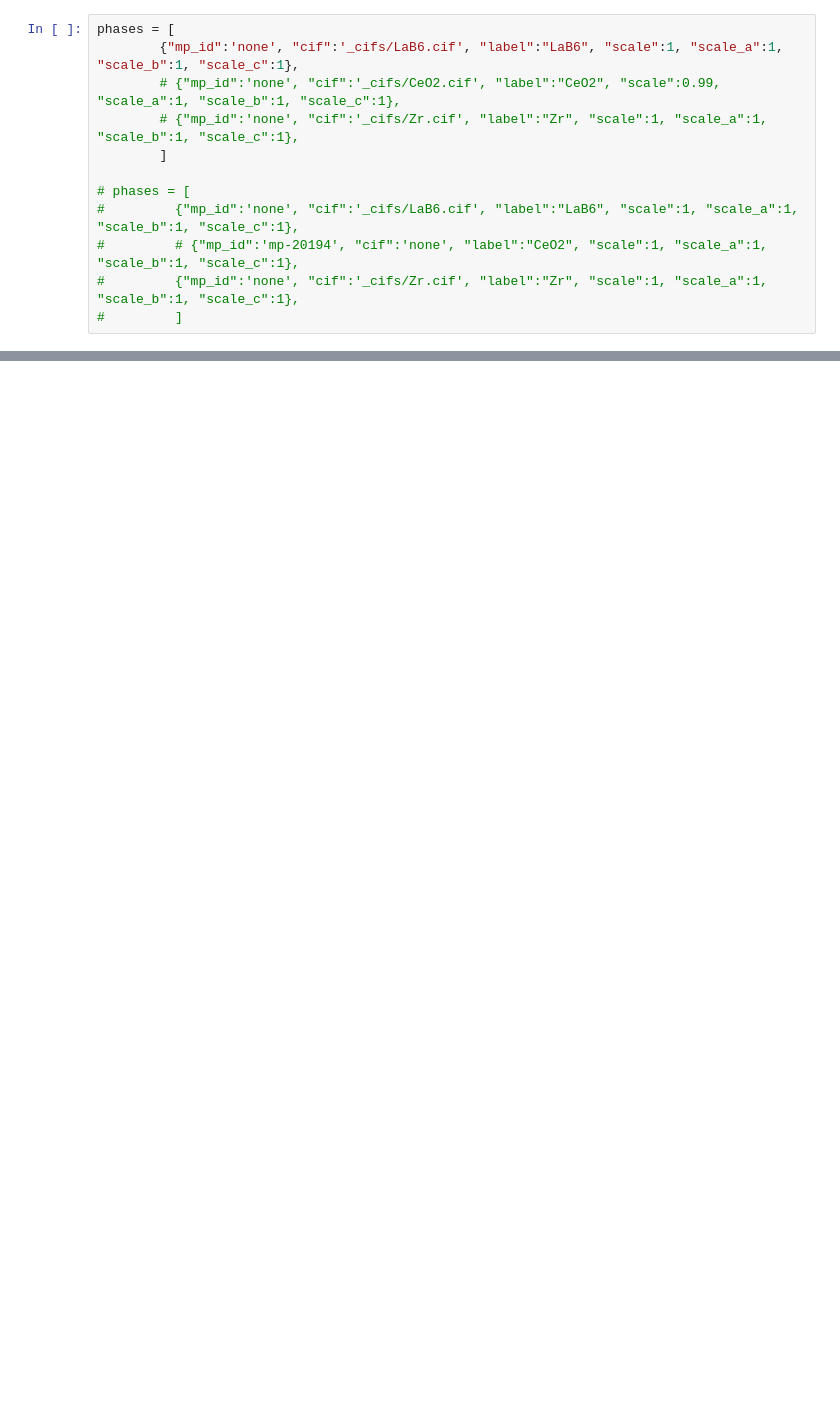
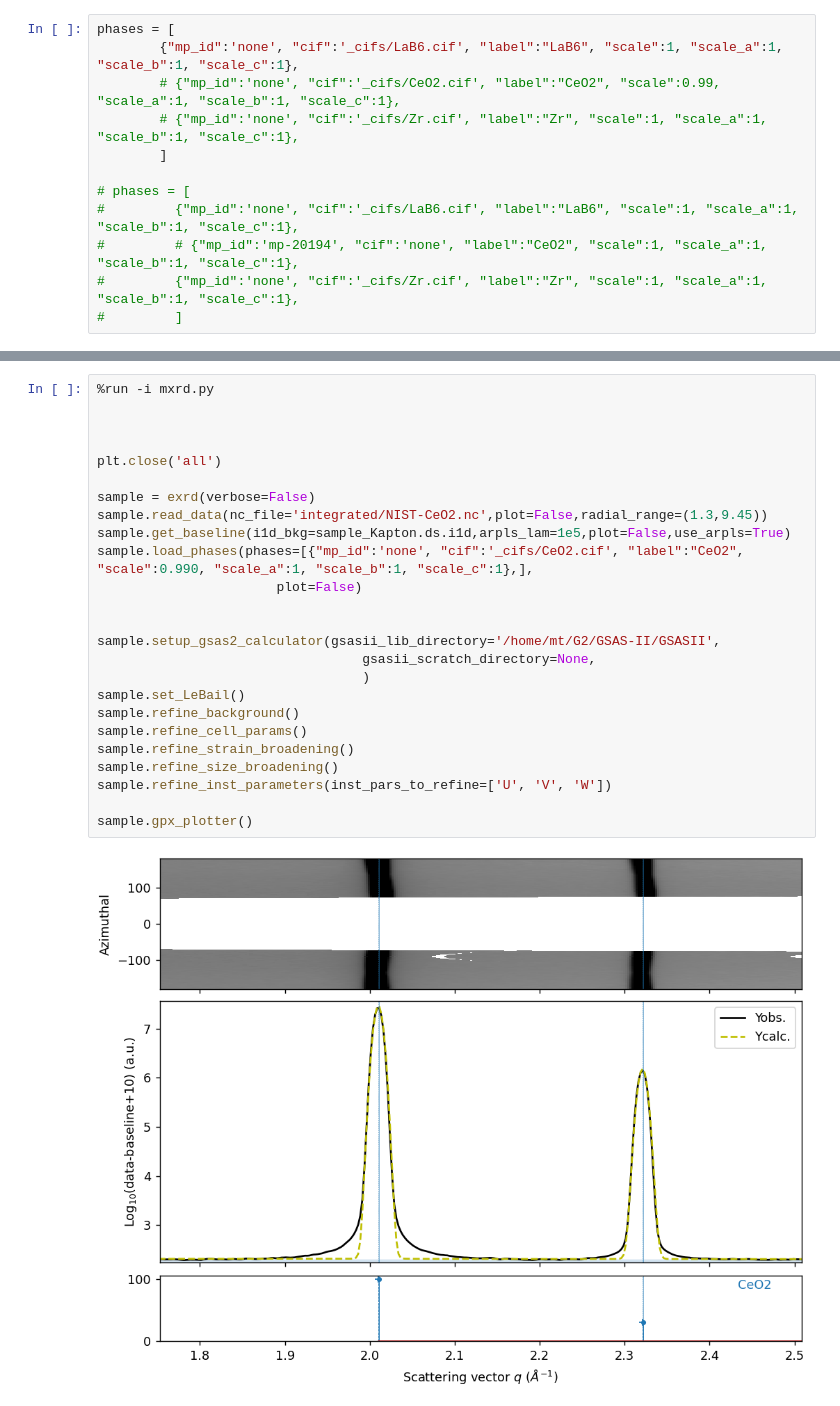
Before and after one commit to MehmetTopsakal/easyXRD, a Jupyter notebook: examples/data/refiner.ipynb, the cells around one changed output, grey strips where cells are left out. Drawn from its saved outputs; the diff is of its cells as text; blank space fills up the shorter version.

```diff
--- a/examples/data/refiner.ipynb
+++ b/examples/data/refiner.ipynb
@@ -159,0 +142,27 @@ Wall time: 37 s
+# %%
+%run -i mxrd.py
+
+
+
+plt.close('all')
+
+sample = exrd(verbose=False)
+sample.read_data(nc_file='integrated/NIST-CeO2.nc',plot=False,radial_range=(1.3,9.45))
+sample.get_baseline(i1d_bkg=sample_Kapton.ds.i1d,arpls_lam=1e5,plot=False,use_arpls=True)
+sample.load_phases(phases=[{"mp_id":'none', "cif":'_cifs/CeO2.cif', "label":"CeO2", "scale":0.990, "scale_a":1, "scale_b":1, "scale_c":1},],
+                       plot=False)
+
+
+sample.setup_gsas2_calculator(gsasii_lib_directory='/home/mt/G2/GSAS-II/GSASII',
+                                  gsasii_scratch_directory=None,
+                                  )
+sample.set_LeBail()
+sample.refine_background()
+sample.refine_cell_params()
+sample.refine_strain_broadening()
+sample.refine_size_broadening()
+sample.refine_inst_parameters(inst_pars_to_refine=['U', 'V', 'W'])
+
+sample.gpx_plotter()
+# %% [output]
+[figure, added]
```
Also changed, not shown: parts of 5 cells of this notebook, 1 other file.
